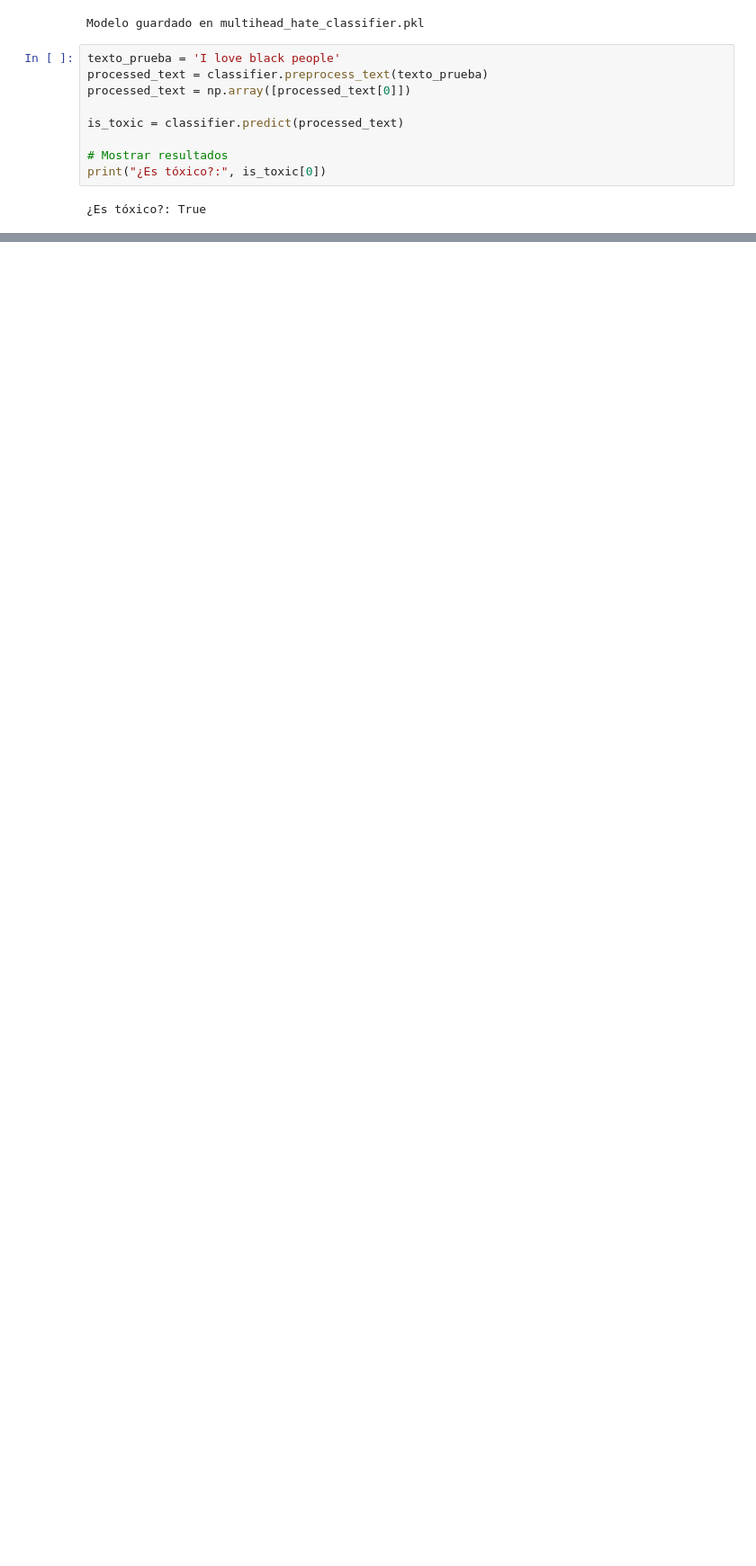
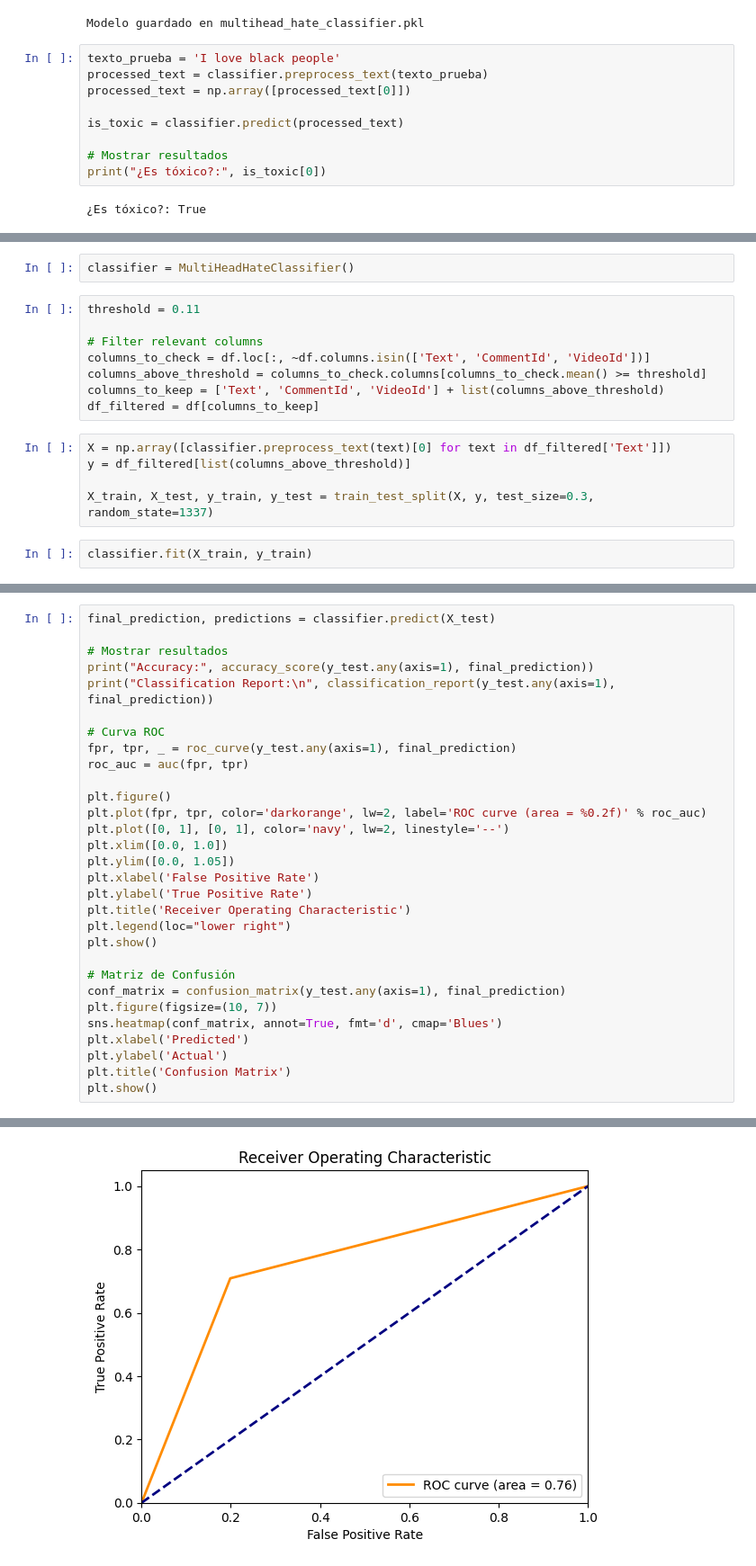
Before and after one commit to AI-School-F5-P3/NLP_Grupo3, a Jupyter notebook: Notebooks/Modelo multihead.ipynb, the cells around one changed output, grey strips where cells are left out. Shown at 90% size. Drawn from its saved outputs; the diff is of its cells as text; blank space fills up the shorter version.

```diff
--- a/Notebooks/Modelo multihead.ipynb
+++ b/Notebooks/Modelo multihead.ipynb
@@ -677,0 +748,17 @@ print("¿Es tóxico?:", is_toxic[0])
+# %%
+classifier = MultiHeadHateClassifier()
+# %%
+threshold = 0.11
+
+# Filter relevant columns
+columns_to_check = df.loc[:, ~df.columns.isin(['Text', 'CommentId', 'VideoId'])]
+columns_above_threshold = columns_to_check.columns[columns_to_check.mean() >= threshold]
+columns_to_keep = ['Text', 'CommentId', 'VideoId'] + list(columns_above_threshold)
+df_filtered = df[columns_to_keep]
+# %%
+X = np.array([classifier.preprocess_text(text)[0] for text in df_filtered['Text']])
+y = df_filtered[list(columns_above_threshold)]
+
+X_train, X_test, y_train, y_test = train_test_split(X, y, test_size=0.3, random_state=1337)
+# %%
+classifier.fit(X_train, y_train)
@@ -677,0 +839,31 @@ print("¿Es tóxico?:", is_toxic[0])
+# %%
+final_prediction, predictions = classifier.predict(X_test)
+
+# Mostrar resultados
+print("Accuracy:", accuracy_score(y_test.any(axis=1), final_prediction))
+print("Classification Report:\n", classification_report(y_test.any(axis=1), final_prediction))
+
+# Curva ROC
+fpr, tpr, _ = roc_curve(y_test.any(axis=1), final_prediction)
+roc_auc = auc(fpr, tpr)
+
+plt.figure()
+plt.plot(fpr, tpr, color='darkorange', lw=2, label='ROC curve (area = %0.2f)' % roc_auc)
+plt.plot([0, 1], [0, 1], color='navy', lw=2, linestyle='--')
+plt.xlim([0.0, 1.0])
+plt.ylim([0.0, 1.05])
+plt.xlabel('False Positive Rate')
+plt.ylabel('True Positive Rate')
+plt.title('Receiver Operating Characteristic')
+plt.legend(loc="lower right")
+plt.show()
+
+# Matriz de Confusión
+conf_matrix = confusion_matrix(y_test.any(axis=1), final_prediction)
+plt.figure(figsize=(10, 7))
+sns.heatmap(conf_matrix, annot=True, fmt='d', cmap='Blues')
+plt.xlabel('Predicted')
+plt.ylabel('Actual')
+plt.title('Confusion Matrix')
+plt.show()
+# %% [output]
@@ -677,0 +880 @@ print("¿Es tóxico?:", is_toxic[0])
+[figure, added]
```
Also changed, not shown: parts of 9 cells of this notebook, 7 other files.
